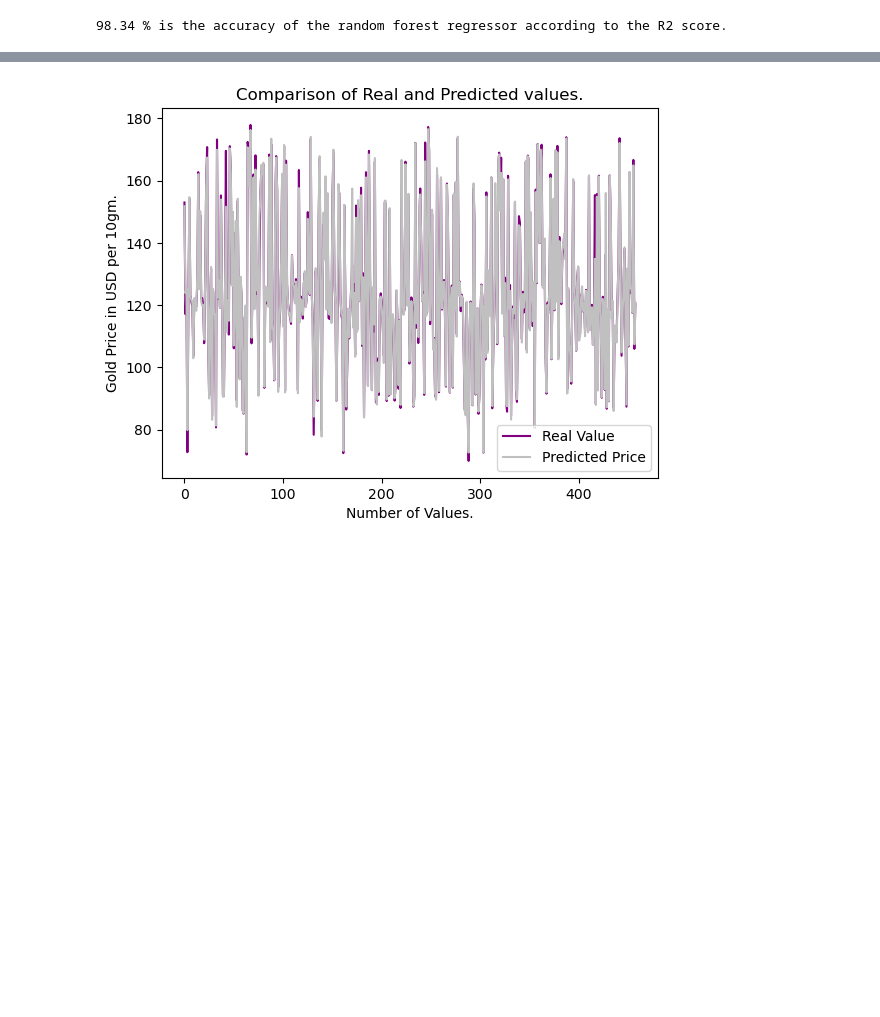
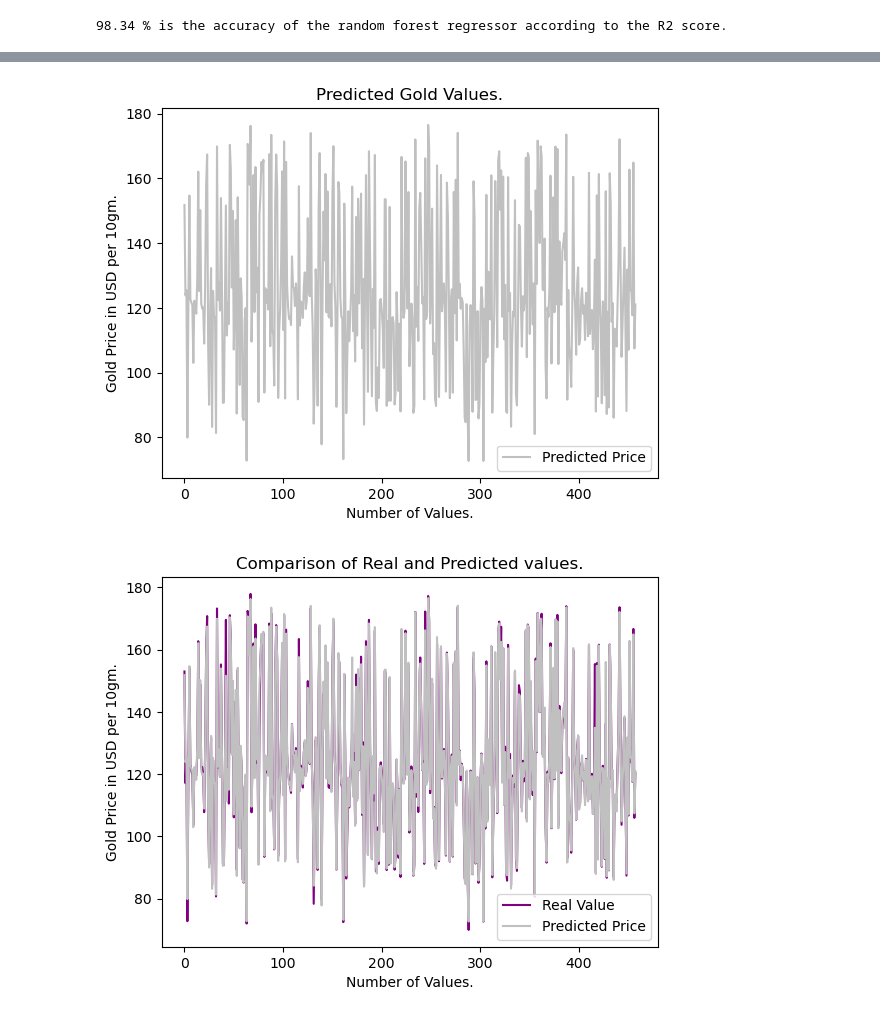
Before and after one commit to Ln8plus/Predicting-Gold-Prices, a Jupyter notebook: Predicting Gold Prices using RandomForest Regressor.ipynb, the cells around one changed output, grey strips where cells are left out. Saved outputs shown, nothing was run; the diff lists cells and outputs as text; code cells hidden in the pictures; blank space fills up the shorter version.

```diff
--- a/Predicting Gold Prices using RandomForest Regressor.ipynb
+++ b/Predicting Gold Prices using RandomForest Regressor.ipynb
@@ -118,3 +127,12 @@ print(f"{round(r2, 4) * 100} % is the accuracy of the random forest regressor ac
+# %%
+plt.plot(predict, color = 'silver', label = 'Predicted Price')
+plt.title('Predicted Gold Values.')
+plt.xlabel('Number of Values.')
+plt.ylabel('Gold Price in USD per 10gm.')
+plt.legend()
+plt.show()
+# %% [output]
+[figure, added]
 # %%
 plt.plot(list(ytest), color = 'purple', label = 'Real Value')
 plt.plot(predict, color = 'silver', label = 'Predicted Price')
```
Also changed, not shown: parts of 1 cell of this notebook.
